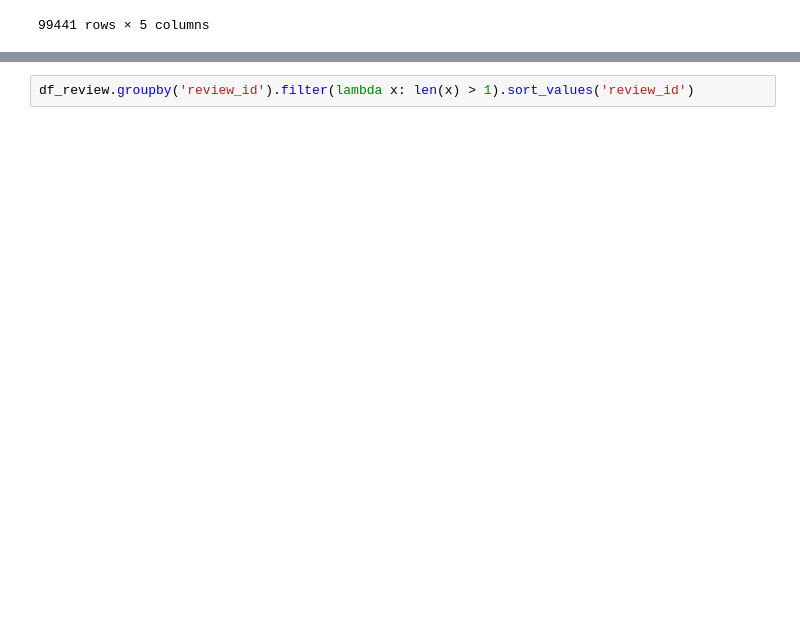
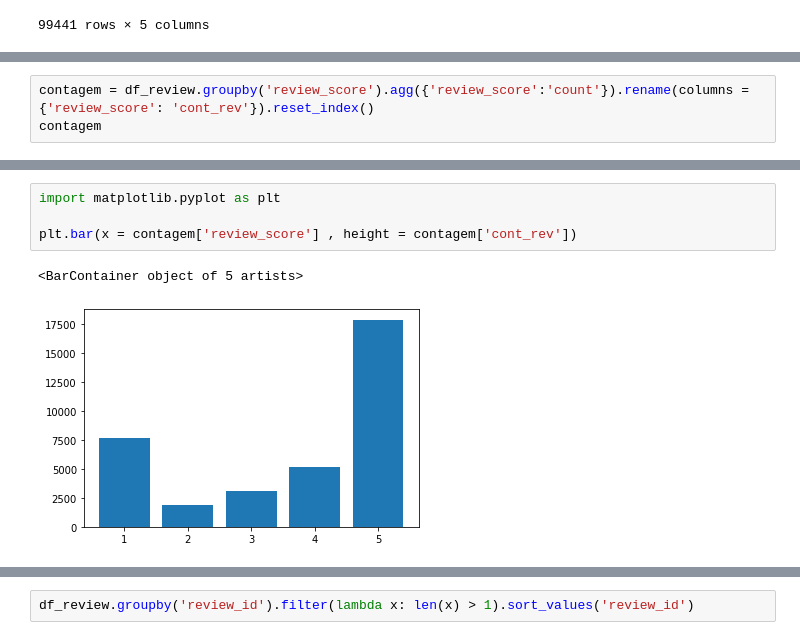
Before and after one commit to guitsuo/NLPStudies, a Jupyter notebook: word_embeddings/TreinandoNLPCasoReal.ipynb, the cells around one changed output, grey strips where cells are left out. Drawn from its saved outputs; the diff is of its cells as text; blank space fills up the shorter version.

```diff
--- a/word_embeddings/TreinandoNLPCasoReal.ipynb
+++ b/word_embeddings/TreinandoNLPCasoReal.ipynb
@@ -62,0 +244,3 @@ Skipping line 21518: unexpected end of data
+# %%
+contagem = df_review.groupby('review_score').agg({'review_score':'count'}).rename(columns = {'review_score': 'cont_rev'}).reset_index()
+contagem
@@ -62,0 +254,7 @@ Skipping line 21518: unexpected end of data
+# %%
+import matplotlib.pyplot as plt
+
+plt.bar(x = contagem['review_score'] , height = contagem['cont_rev'])
+# %% [output]
+<BarContainer object of 5 artists>
+[figure, added]
```
Also changed, not shown: parts of 37 cells of this notebook.
